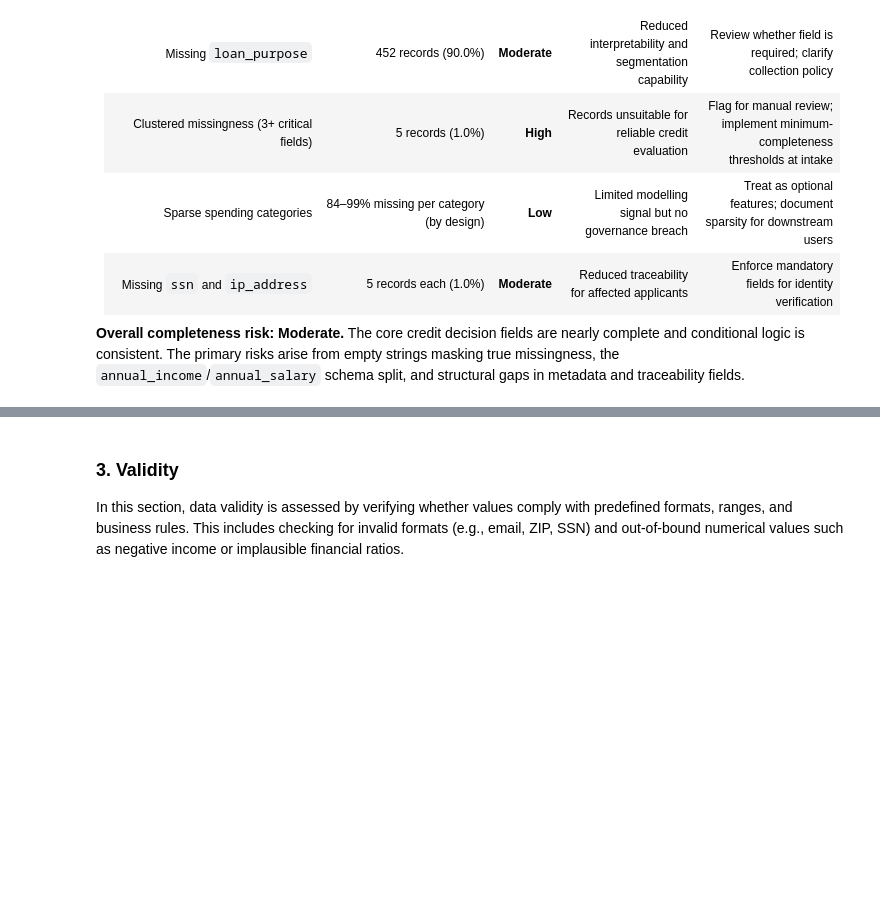
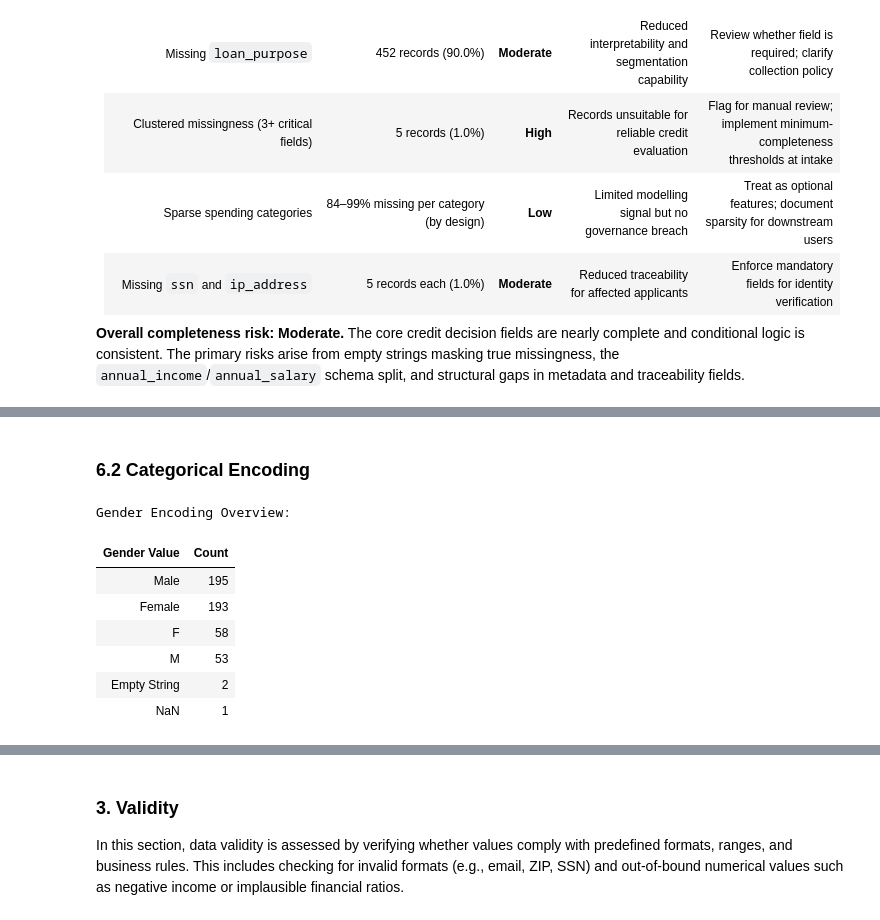
Before and after one commit to mchlkan/dego-2606-group3, a Jupyter notebook: notebooks/01-data-quality.ipynb, the cells around one changed output, grey strips where cells are left out. Saved outputs shown, nothing was run; the diff lists cells and outputs as text; code cells hidden in the pictures; blank space fills up the shorter version.

```diff
--- a/notebooks/01-data-quality.ipynb
+++ b/notebooks/01-data-quality.ipynb
@@ -598,0 +597,25 @@ df["gender"] = df["gender"].replace({
+# %% [markdown]
+### 6.2 Categorical Encoding
+# %%
+# Analyze categorical encoding consistency for gender
+gender_counts = (
+    df["gender"]
+    .fillna("NaN")
+    .replace("", "Empty String")
+    .value_counts(dropna=False)
+    .reset_index()
+)
+
+gender_counts.columns = ["Gender Value", "Count"]
+
+print("Gender Encoding Overview:")
+display(gender_counts.style.hide(axis="index"))
+# %% [output]
+Gender Encoding Overview:
+| Gender Value | Count |
+| Male | 195 |
+| Female | 193 |
+| F | 58 |
+| M | 53 |
+| Empty String | 2 |
+| NaN | 1 |
```
Also changed, not shown: parts of 18 cells of this notebook.
